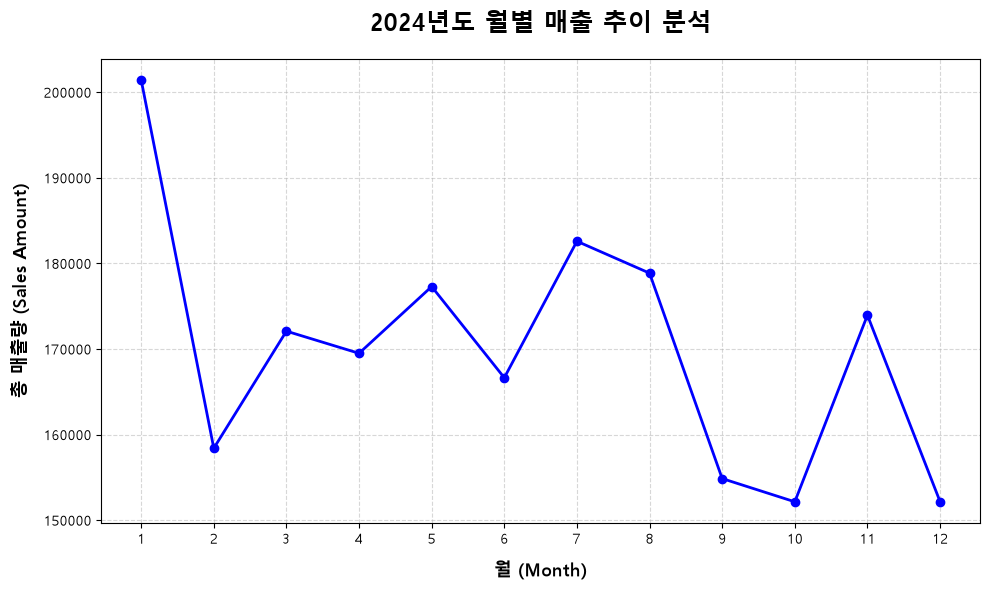
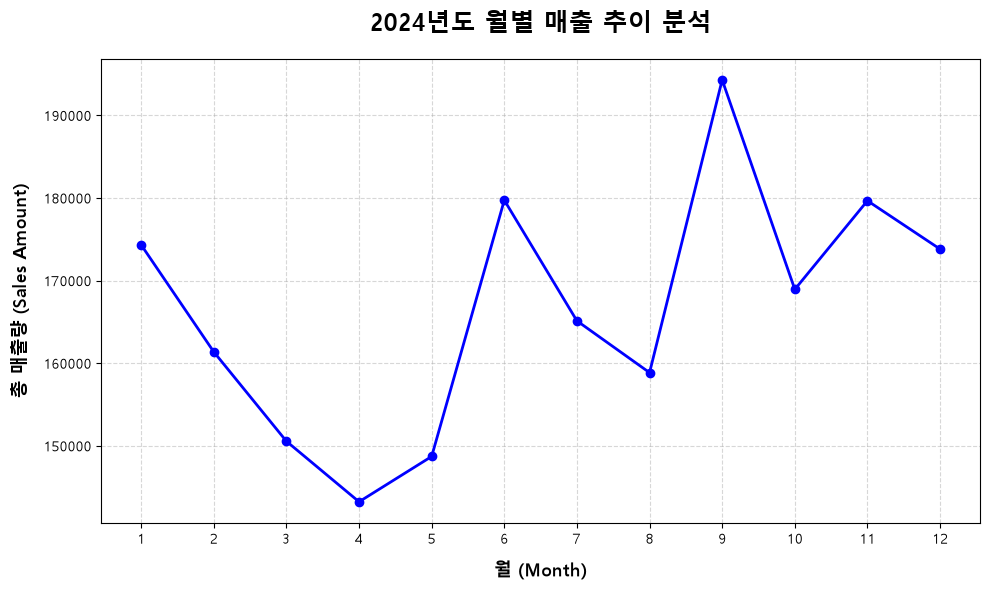
The notebook cell's code change between the first figure and the second:
--- before
+++ after
@@ -28,6 +28,5 @@
         plt.figure(figsize=(10, 6))
         plt.rcParams['font.family'] = 'Malgun Gothic'
-        plt.rcParams['axes.unicode_minus'] = False  # 마이너스 기호 깨짐 방지
-
+    
         # 3. 데이터 식별이 용이하도록 마커('o'), 선 두께(linewidth)를 추가한 꺾은선 그래프 그리기
         plt.plot(monthly_sum.index, monthly_sum['Sales'], marker='o', color='b', linewidth=2, label='월별 매출액')

Commit: pbl_4